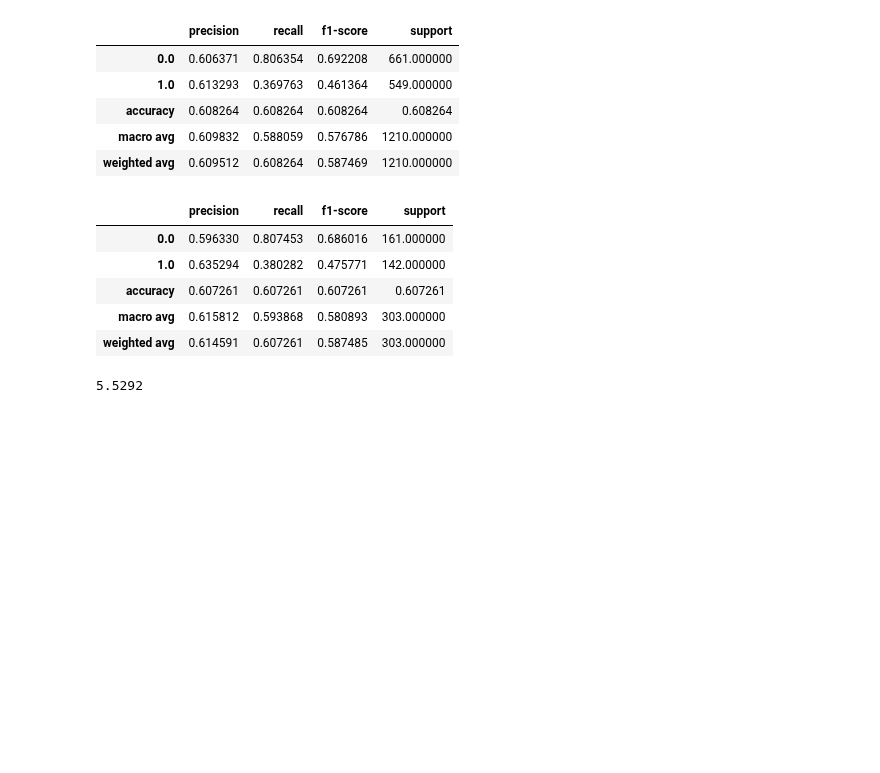
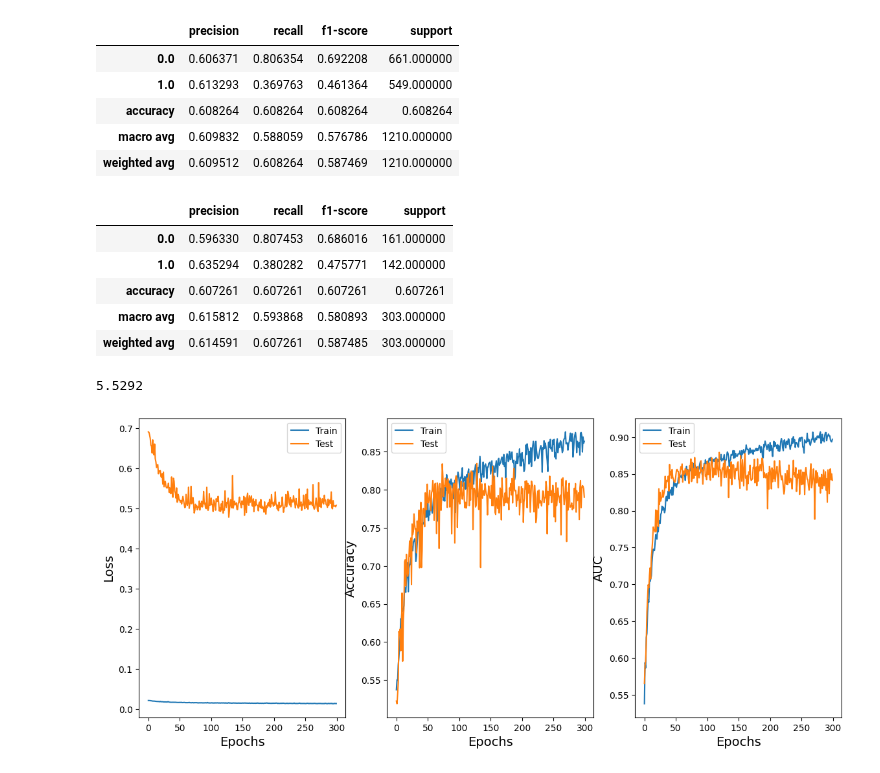
Before and after one commit to lnsayer/personal_repo, a Jupyter notebook: drug discovery with BACE dataset/graph_classification_bace_dataset.ipynb, the cells around one changed output. Saved outputs shown, nothing was run; the diff lists cells and outputs as text; code cells hidden in the pictures; blank space fills up the shorter version.

```diff
--- a/drug discovery with BACE dataset/graph_classification_bace_dataset.ipynb
+++ b/drug discovery with BACE dataset/graph_classification_bace_dataset.ipynb
@@ -856,7 +871,7 @@ num_features = next(iter(train_dataloader)).x.shape[1]
 num_hidden_channels = 128
 num_out_channels = 2
 # with global mean pooling, best is around 100 epochs
-nb_epochs = 50
+nb_epochs = 300
 pool_method = global_mean_pool
 
 # Instantiating GCN Classifier
@@ -878,8 +893,8 @@ else:
   print(f"{bace_gcn_models_path} is not a directory, creating one")
   bace_gcn_models_path.mkdir(parents=True, exist_ok=True)
 
-"""
-for i in range(5):
+
+for i in range(1):
   model_save_name = f"{i}_{num_hidden_channels}_{nb_epochs}_{pool_method.__name__}.pth"
   model_save_path  = bace_gcn_models_path / model_save_name
   results = train(model,
@@ -889,14 +904,15 @@ for i in range(5):
       loss_fn = criterion,
       epochs = nb_epochs,
       model_save_path = model_save_path)
+
 """
-
 results = train(model,
       train_dataloader,
       test_dataloader,
       adam_optimizer,
       loss_fn = criterion,
       epochs = nb_epochs)
+"""
 # %% [output]
 [interactive output not drawn]
 drive/MyDrive/bace_graph_project/models/gcn_models is already a directory
@@ -1036,9 +1053,9 @@ print(round(end_time-start_time, 4))
 # %% [output]
 5.5292
 # %%
-def loss_and_acc_plots(results):
+def loss_acc_auc_plots(results):
 
-  fig, ax = plt.subplots(ncols=2, nrows=1, figsize = (14,6))
+  fig, ax = plt.subplots(ncols=3, nrows=1, figsize = (14,6))
 
   ax[0].plot(results["epoch"], results["train_loss"], label="Train");
   ax[0].plot(results["epoch"], results["test_loss"],  label="Test");
@@ -1046,11 +1063,18 @@ def loss_and_acc_plots(results):
   ax[1].plot(results["epoch"], results["train_acc"], label="Train");
   ax[1].plot(results["epoch"], results["test_acc"],  label="Test");
 
+  ax[2].plot(results["epoch"], results["train_auc"], label="Train");
+  ax[2].plot(results["epoch"], results["test_auc"],  label="Test");
+
   ax[0].set_xlabel("Epochs", size=14)
   ax[0].set_ylabel("Loss", size=14)
 
   ax[1].set_xlabel("Epochs", size=14)
   ax[1].set_ylabel("Accuracy", size=14)
 
+  ax[2].set_xlabel("Epochs", size=14)
+  ax[2].set_ylabel("AUC", size=14)
+
   ax[0].legend();
   ax[1].legend();
+  ax[2].legend();
@@ -1059,3 +1081,7 @@ def loss_and_acc_plots(results):
+# %%
+loss_acc_auc_plots(results)
+# %% [output]
+[figure, added]
 # %%
 # GAT Classifier Training Run
 
```
Also changed, not shown: parts of 15 cells of this notebook.
